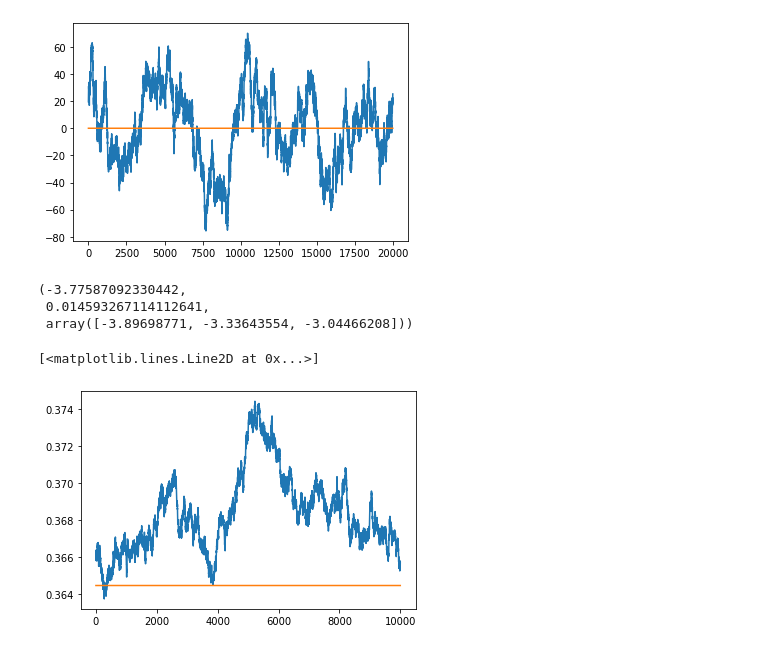
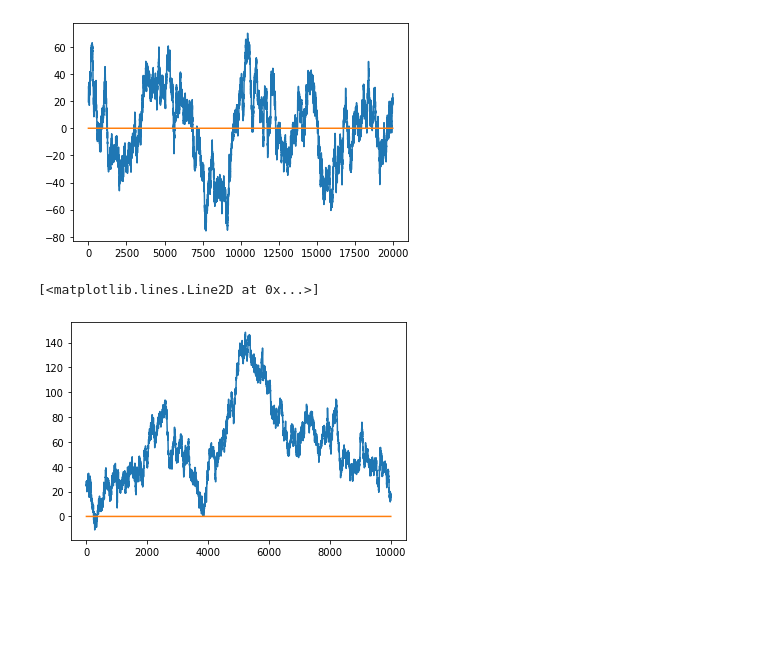
Before and after one commit to andrewchen0028/prosperity, a Jupyter notebook: pair trading.ipynb, the cells around one changed output. Cells and saved outputs as stored; diff of their text form; code cells hidden in the pictures; blank space fills up the shorter version.

```diff
--- a/pair trading.ipynb
+++ b/pair trading.ipynb
@@ -40,18 +40,10 @@ plt.plot([0] * 20000)
 # %% [output]
 [<matplotlib.lines.Line2D at 0x...>]
 [figure]
-# %%
-import statsmodels.tsa.stattools as ts
-result = ts.coint(pnc_train['log_price'], cnt_train['log_price'])
-result
-# %% [output]
-(-3.77587092330442,
- 0.014593267114112641,
- array([-3.89698771, -3.33643554, -3.04466208]))
 # %%
-spread_oos = pnc_val['log_price'] - params[0] * cnt_val['log_price']
+spread_oos = pnc_val['mid_price'] - params[0] * cnt_val['mid_price'] - params[1]
 plt.plot(spread_oos.to_numpy())
-plt.plot([params[1]] * 10000)
+plt.plot([0] * 10000)
 # %% [output]
 [<matplotlib.lines.Line2D at 0x...>]
-[figure, old version]
+[figure, new version]
```
Also changed, not shown: 1 other file.
